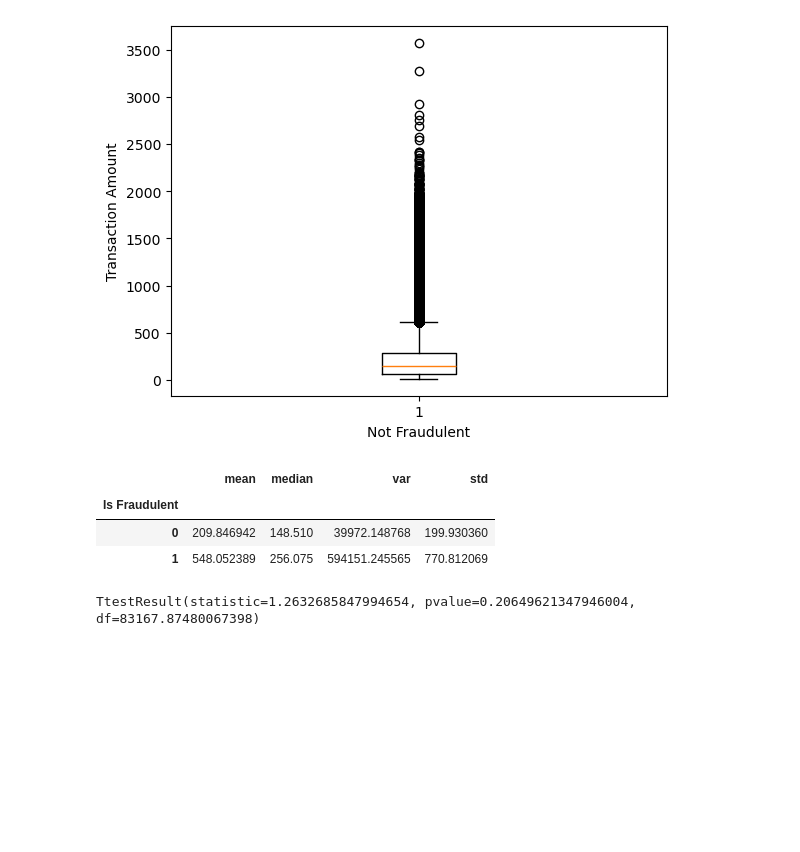
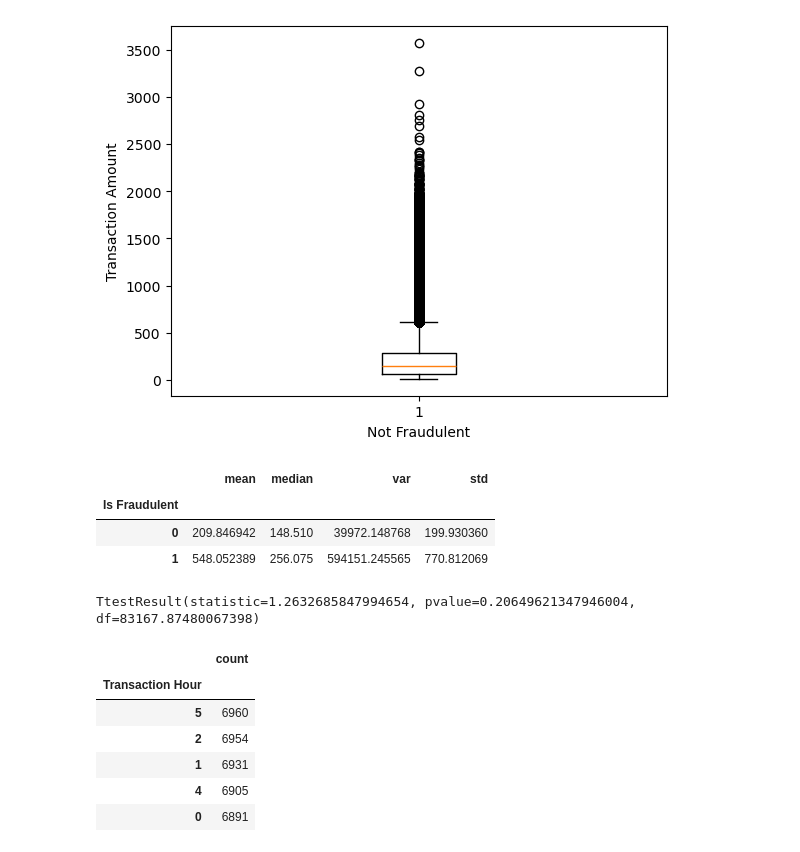
Before and after one commit to muneebsamad/project-1, a Jupyter notebook: new.ipynb, the cells around one changed output. Drawn from its saved outputs; the diff is of its cells as text; code cells hidden in the pictures; blank space fills up the shorter version.

```diff
--- a/new.ipynb
+++ b/new.ipynb
@@ -184,3 +186,15 @@ import scipy.stats as stats
 stats.ttest_ind(not_fraud["Customer Age"],fraud_trans_amount["Customer Age"], equal_var= False)
 # %% [output]
 TtestResult(statistic=1.2632685847994654, pvalue=0.20649621347946004, df=83167.87480067398)
+# %%
+amount = fraud_df["Transaction Hour"].value_counts()
+df_amount = pd.DataFrame(amount)
+df_amount.head()
+# %% [output]
+|  | count |
+| Transaction Hour |  |
+| 5 | 6960 |
+| 2 | 6954 |
+| 1 | 6931 |
+| 4 | 6905 |
+| 0 | 6891 |
```
Also changed, not shown: parts of 5 cells of this notebook.
